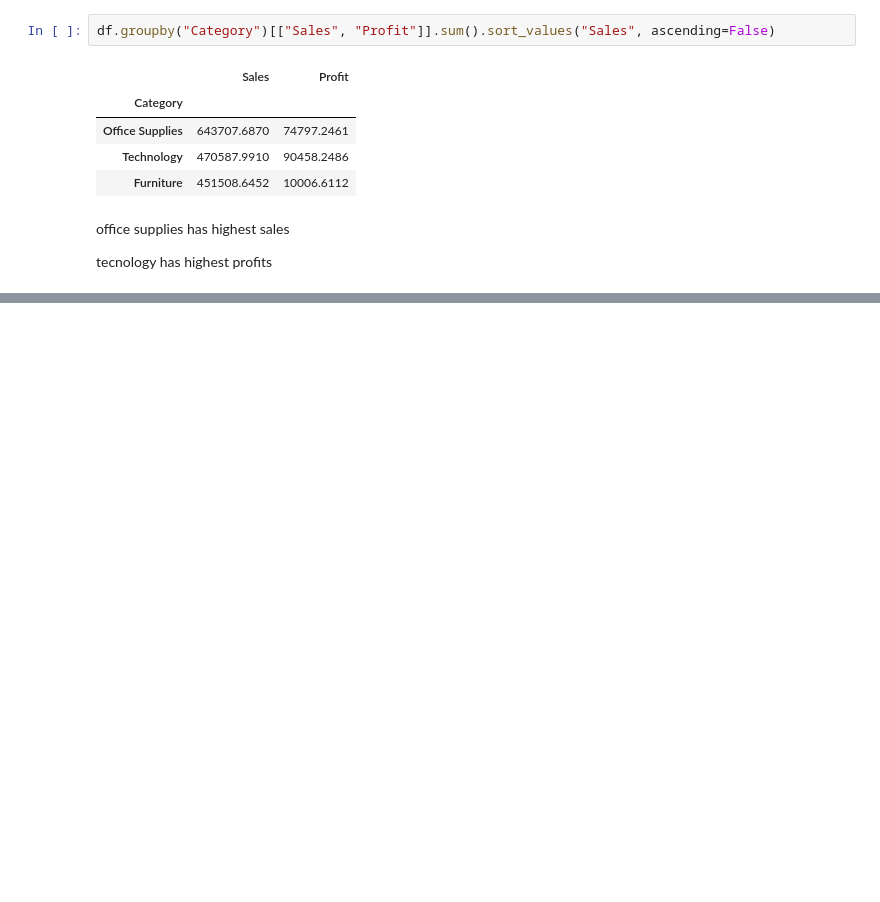
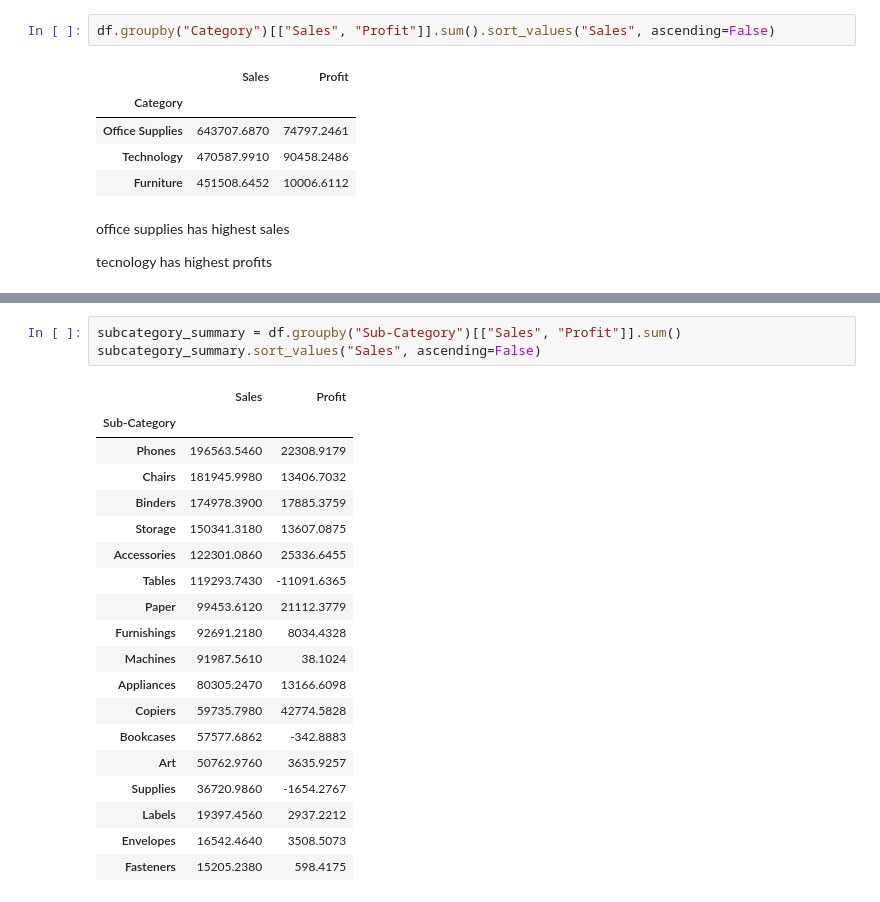
Before and after one commit to CodeByOmi/DataScienceRoadmap, a Jupyter notebook: PROJECTS/01_RETAIL_SALES_ANALYSIS/NOTEBOOKS/retail_sales_analysis.ipynb, the cells around one changed output, grey strips where cells are left out. Drawn from its saved outputs; the diff is of its cells as text; blank space fills up the shorter version.

```diff
--- a/PROJECTS/01_RETAIL_SALES_ANALYSIS/NOTEBOOKS/retail_sales_analysis.ipynb
+++ b/PROJECTS/01_RETAIL_SALES_ANALYSIS/NOTEBOOKS/retail_sales_analysis.ipynb
@@ -411,0 +449,23 @@ tecnology has highest profits
+# %%
+subcategory_summary = df.groupby("Sub-Category")[["Sales", "Profit"]].sum()
+subcategory_summary.sort_values("Sales", ascending=False)
+# %% [output]
+|  | Sales | Profit |
+| Sub-Category |  |  |
+| Phones | 196563.5460 | 22308.9179 |
+| Chairs | 181945.9980 | 13406.7032 |
+| Binders | 174978.3900 | 17885.3759 |
+| Storage | 150341.3180 | 13607.0875 |
+| Accessories | 122301.0860 | 25336.6455 |
+| Tables | 119293.7430 | -11091.6365 |
+| Paper | 99453.6120 | 21112.3779 |
+| Furnishings | 92691.2180 | 8034.4328 |
+| Machines | 91987.5610 | 38.1024 |
+| Appliances | 80305.2470 | 13166.6098 |
+| Copiers | 59735.7980 | 42774.5828 |
+| Bookcases | 57577.6862 | -342.8883 |
+| Art | 50762.9760 | 3635.9257 |
+| Supplies | 36720.9860 | -1654.2767 |
+| Labels | 19397.4560 | 2937.2212 |
+| Envelopes | 16542.4640 | 3508.5073 |
+| Fasteners | 15205.2380 | 598.4175 |
```
Also changed, not shown: parts of 12 cells of this notebook.
